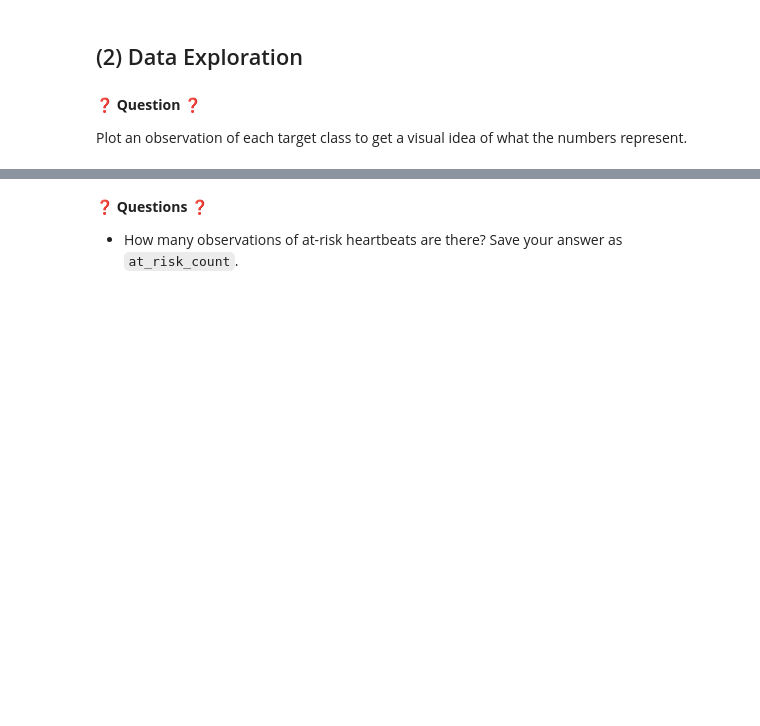
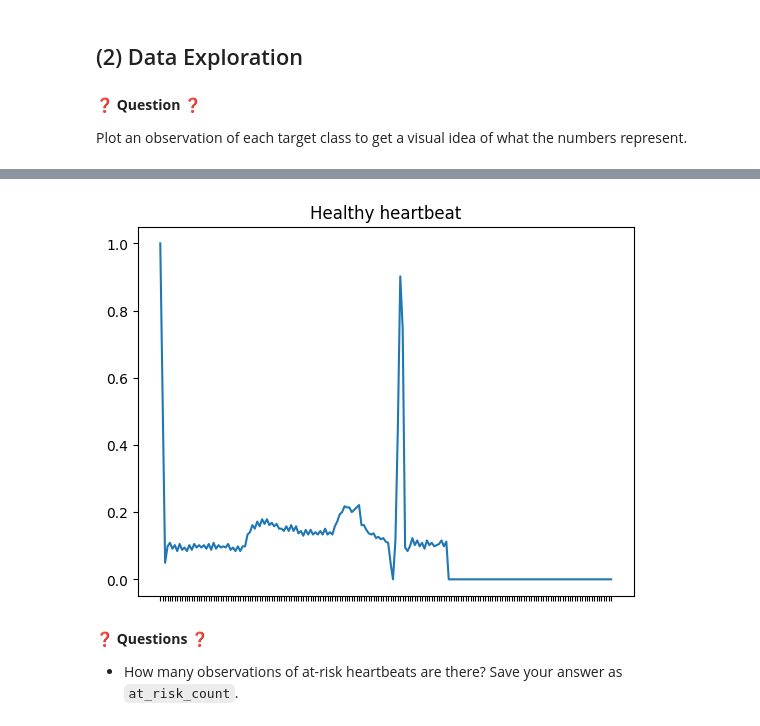
Before and after one commit to ParissaPeimaniyfard/data-electrocardiograms, a Jupyter notebook: Electrocardiograms.ipynb, the cells around one changed output, grey strips where cells are left out. Cells and saved outputs as stored; diff of their text form; code cells hidden in the pictures; blank space fills up the shorter version.

```diff
--- a/Electrocardiograms.ipynb
+++ b/Electrocardiograms.ipynb
@@ -63,3 +42,10 @@ sns.countplot(x='target', data=data)
+# %%
+plt.plot(data.iloc[19560, :-1])
+plt.tick_params(labelbottom=False)
+plt.title('Healthy heartbeat')
+plt.show()
+# %% [output]
+[figure, added]
 # %% [markdown]
 ❓ **Questions** ❓
 
```
Also changed, not shown: parts of 46 cells of this notebook, 1 other file.
